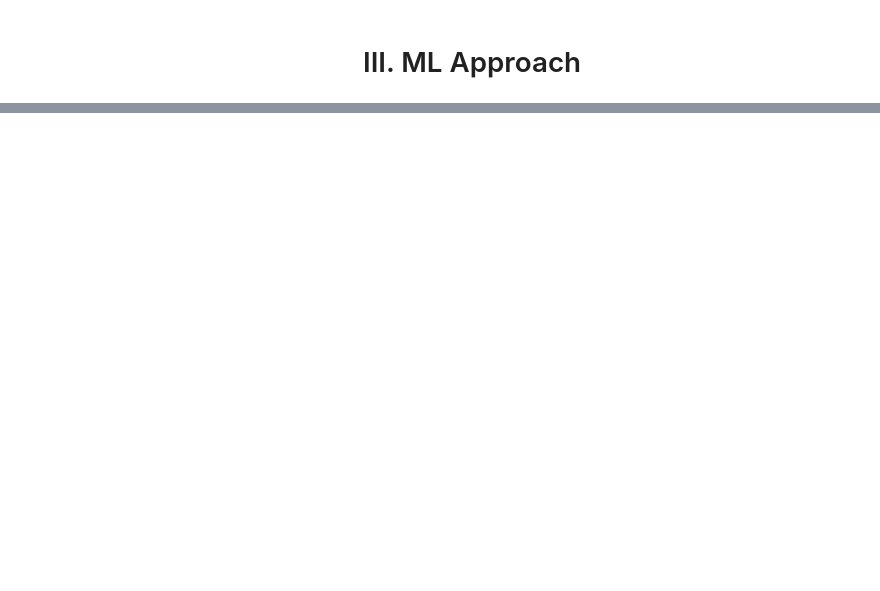
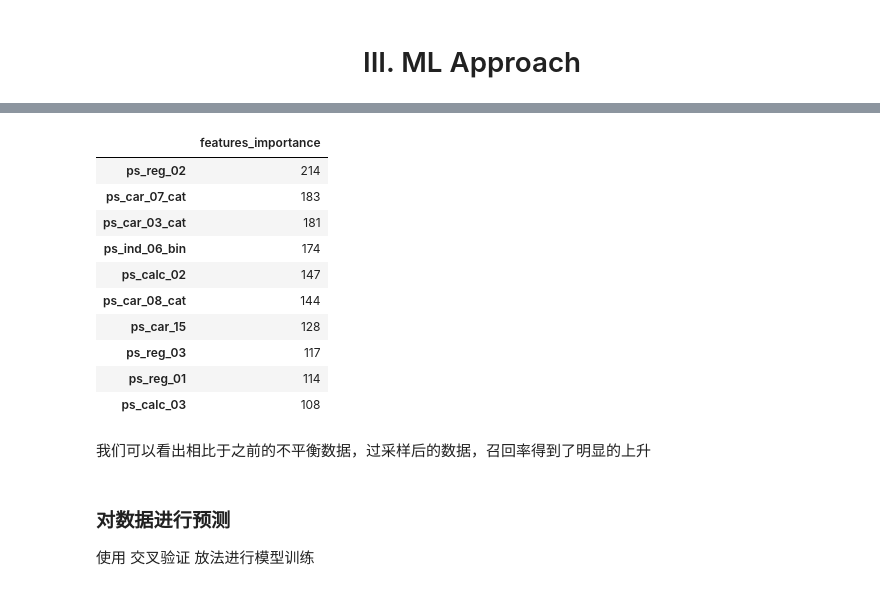
Before and after one commit to OneStepAndTwoSteps/Kaggle-Project, a Jupyter notebook: Porto Seguro’s Safe Driver Prediction/notebook301934bb94.ipynb, the cells around one changed output, grey strips where cells are left out. Cells and saved outputs as stored; diff of their text form; code cells hidden in the pictures; blank space fills up the shorter version.

Commit message:
update Porto Seguro’s Safe Driver Prediction

```diff
--- a/Porto Seguro’s Safe Driver Prediction/notebook301934bb94.ipynb
+++ b/Porto Seguro’s Safe Driver Prediction/notebook301934bb94.ipynb
@@ -319,0 +477,20 @@ ps_ind_06_bin  -0.338307
+# %%
+params = {'eta': 0.02, 'max_depth': 4, 'subsample': 0.9, 'colsample_bytree': 0.9,
+          'objective': 'binary:logistic', 'eval_metric': 'auc', 'silent': True}
+
+nrounds=200
+kfold = 2
+skf = StratifiedKFold(n_splits=kfold, random_state=0)
+
+for i, (train_index, test_index) in enumerate(skf.split(train_feature, train_target)):
+    print(' xgb kfold: {}  of  {} : '.format(i+1, kfold))
+    X_train, X_valid = train_feature.loc[train_index], train_feature.loc[test_index]
+    y_train, y_valid = train_target.loc[train_index], train_target.loc[test_index]
+    d_train = xgb.DMatrix(X_train, y_train)
+    d_valid = xgb.DMatrix(X_valid, y_valid)
+    watchlist = [(d_train, 'train'), (d_valid, 'valid')]
+    xgb_model = xgb.train(params, d_train, nrounds, watchlist, early_stopping_rounds=100,
+                          feval=gini_xgb, maximize=True, verbose_eval=100)
+
+# xgb_y_pred = xgb_model.predict(xgb.DMatrix(test[features].values),
+#                         ntree_limit=xgb_model.best_ntree_limit+50)
@@ -319,0 +526,17 @@ ps_ind_06_bin  -0.338307
+# %%
+params = {'eta': 0.02, 'max_depth': 4, 'subsample': 0.9, 'colsample_bytree': 0.9,
+          'objective': 'binary:logistic', 'eval_metric': 'auc', 'silent': True}
+
+nrounds=200
+kfold = 2
+skf = StratifiedKFold(n_splits=kfold, random_state=0)
+
+for i, (train_index, test_index) in enumerate(skf.split(os_features, os_labels)):
+    print(' xgb kfold: {}  of  {} : '.format(i+1, kfold))
+    X_train, X_valid = os_features.loc[train_index], os_features.loc[test_index]
+    y_train, y_valid = os_labels.loc[train_index], os_labels.loc[test_index]
+    d_train = xgb.DMatrix(X_train, y_train)
+    d_valid = xgb.DMatrix(X_valid, y_valid)
+    watchlist = [(d_train, 'train'), (d_valid, 'valid')]
+    xgb_model2 = xgb.train(params, d_train, nrounds, watchlist, early_stopping_rounds=100,
+                          feval=gini_xgb, maximize=True, verbose_eval=100)
@@ -319,0 +750,23 @@ ps_ind_06_bin  -0.338307
+# %%
+new_features = pd.DataFrame(xgb_model2.get_fscore(),index=['features_importance']).T\
+                        .sort_values(by='features_importance',ascending=False)\
+                        .iloc[0:10]
+new_features
+# %% [output]
+|  | features_importance |
+| ps_reg_02 | 214 |
+| ps_car_07_cat | 183 |
+| ps_car_03_cat | 181 |
+| ps_ind_06_bin | 174 |
+| ps_calc_02 | 147 |
+| ps_car_08_cat | 144 |
+| ps_car_15 | 128 |
+| ps_reg_03 | 117 |
+| ps_reg_01 | 114 |
+| ps_calc_03 | 108 |
+# %% [markdown]
+我们可以看出相比于之前的不平衡数据，过采样后的数据，召回率得到了明显的上升
+# %% [markdown]
+### 对数据进行预测
+
+使用 交叉验证 放法进行模型训练
```
Also changed, not shown: parts of 65 cells of this notebook, 1 other file.
